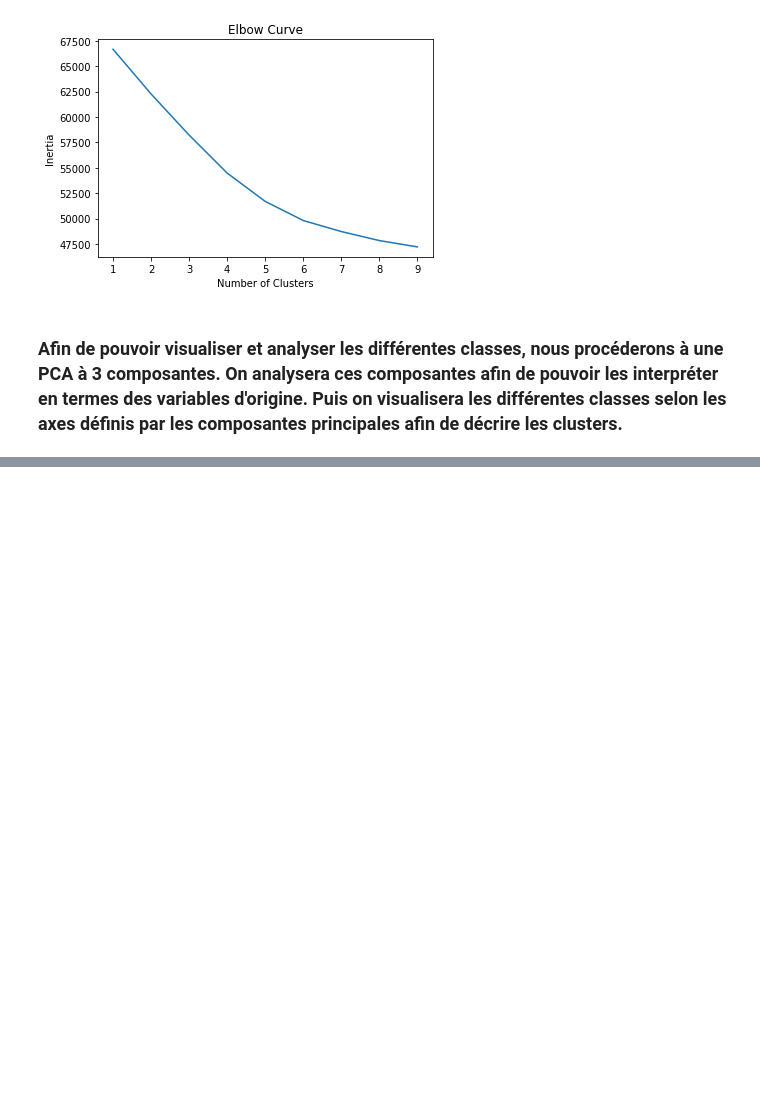
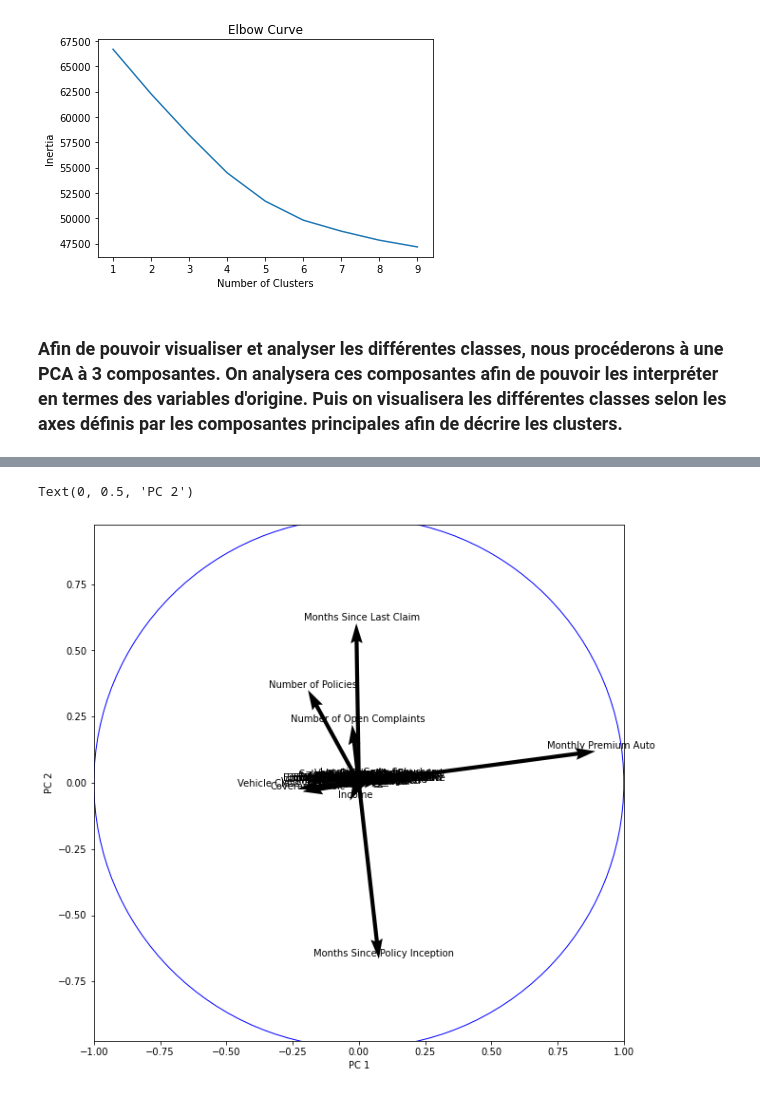
Before and after one commit to Delphine-Jean/Delphine-Jean_portfolio, a Jupyter notebook: Portfolio Data Science/Projets K Mean/Auto_insurance_Kmeans.ipynb, the cells around one changed output, grey strips where cells are left out. Cells and saved outputs as stored; diff of their text form; code cells hidden in the pictures; blank space fills up the shorter version.

Commit message:
modifications projet KMean assurance auto

```diff
--- a/Portfolio Data Science/Projets K Mean/Auto_insurance_Kmeans.ipynb
+++ b/Portfolio Data Science/Projets K Mean/Auto_insurance_Kmeans.ipynb
@@ -151,0 +181,34 @@ array([0.10390661, 0.0908789 , 0.0861083 ])
+# %%
+# Get the PCA components (loadings)
+PCs = pca3.components_
+
+# Use quiver to generate the basic plot
+fig = plt.figure(figsize=(10,10))
+plt.quiver(np.zeros(PCs.shape[1]), np.zeros(PCs.shape[1]),
+           PCs[0,:], PCs[1,:],
+           angles='xy', scale_units='xy', scale=1)
+
+# Add labels based on feature names (here just numbers)
+feature_names = employees.columns  # une liste avec les noms de vos variables d'origine
+for i,j,z in zip(PCs[1,:]+0.02, PCs[0,:]+0.02, feature_names):
+    plt.text(j, i, z, ha='center', va='center')
+
+# Add unit circle
+circle = plt.Circle((0,0), 1, facecolor='none', edgecolor='b')
+plt.gca().add_artist(circle)
+
+# Ensure correct aspect ratio and axis limits
+plt.axis('equal')
+plt.xlim([-1.0,1.0])
+plt.ylim([-1.0,1.0])
+
+# Label axes
+plt.xlabel('PC 1')
+plt.ylabel('PC 2')
+
+# les variables les plus pertinentes pour expliquer les données sont Number of Policies et Monthly Premium Auto
+# PC 1 -> + Month since last claim + Number of policies + number of open complaints - months since policy inception
+# PC 2 -> + monthly premium auto
+# %% [output]
+Text(0, 0.5, 'PC 2')
+[figure, added]
```
Also changed, not shown: parts of 5 cells of this notebook.
